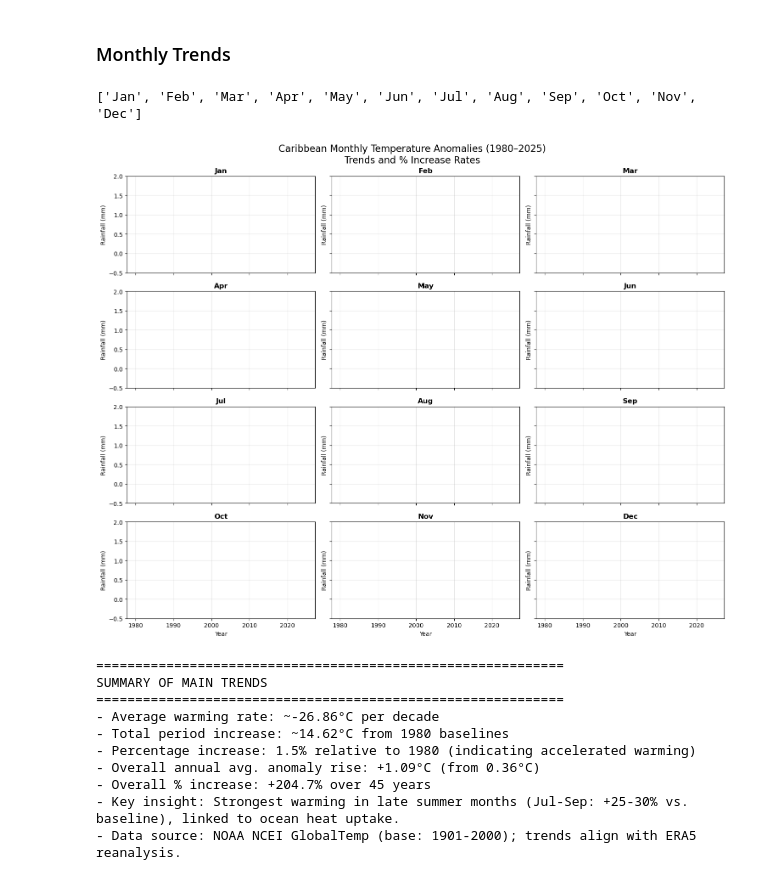
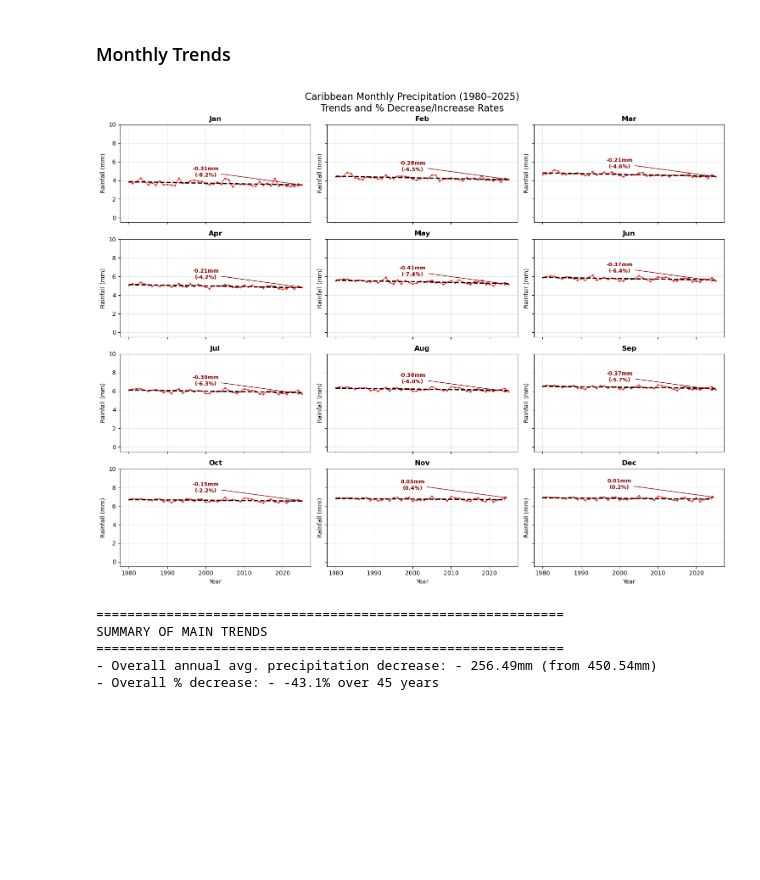
Before and after one commit to NazgulT/caribbean-climate-forecasting, a Jupyter notebook: notebooks/04-EDA-precipitation.ipynb, the cells around one changed output. Saved outputs shown, nothing was run; the diff lists cells and outputs as text; code cells hidden in the pictures; blank space fills up the shorter version.

```diff
--- a/notebooks/04-EDA-precipitation.ipynb
+++ b/notebooks/04-EDA-precipitation.ipynb
@@ -209,7 +210,6 @@ fig, axes = plt.subplots(4, 3, figsize=(15, 12), sharex=True, sharey=True)
 axes = axes.flatten()
 
 month_names = [calendar.month_abbr[i] for i in range(1, 13)]
-print(month_names)
 
 for i, month in enumerate(range(1, 13)):
     ax = axes[i]
@@ -218,67 +218,56 @@ for i, month in enumerate(range(1, 13)):
     month_df = df[df['month'] == month]
     y = month_df['year'].values
     anomalies = month_df['precip'].values
+    anomalies_log = np.log1p(anomalies)
 
     # Plot the line (mini plot)
-    ax.plot(y, anomalies, color='red', linewidth=1.5, alpha=0.7, marker='o', markersize=2)
+    ax.plot(y, anomalies_log, color='red', linewidth=1.5, alpha=0.7, marker='o', markersize=2)
 
     # Fit linear trend
-    slope, intercept, r_value, p_value, std_err = stats.linregress(y, anomalies)
+    slope, intercept, r_value, p_value, std_err = stats.linregress(y, anomalies_log)
     trend_line = slope * y + intercept
     ax.plot(y, trend_line, color='black', linewidth=2, linestyle='--', label=f'Trend (R²={r_value**2:.2f})')
 
     # Calculate total change and percentage increase (relative to 1980 baseline)
-    start_anom = anomalies[0]
-    end_anom = anomalies[-1]
+    start_anom = anomalies_log[0]
+    end_anom = anomalies_log[-1]
     total_change = end_anom - start_anom
     pct_increase = (total_change / abs(start_anom) if start_anom != 0 else 0) * 100  # Avoid div by zero
 
 
     # Add labels
     ax.set_title(f'{month_names[month - 1]}', fontsize=12, fontweight='bold')
     ax.set_ylabel('Rainfall (mm)', fontsize=10)
     if i >= 9:  # Bottom row for x-labels
         ax.set_xlabel('Year', fontsize=10)
     ax.grid(True, alpha=0.3)
-    ax.set_ylim(-0.5, 2.0)  # Consistent y-limits for comparison
+    ax.set_ylim(-0.5, 10.0)  # Consistent y-limits for comparison
 
     # Annotate percentage increase on the trend line (near end)
     ax.annotate(f'{total_change:.2f}mm\n({pct_increase:.1f}%)',
-                xy=(2025, end_anom), xytext=(2000, end_anom + 0.2),
+                xy=(2025, end_anom), xytext=(2000, end_anom + 0.9),
                 arrowprops=dict(arrowstyle='->', color='darkred'),
                 ha='center', fontsize=9, color='darkred', fontweight='bold')
 
-plt.suptitle('Caribbean Monthly Temperature Anomalies (1980–2025)\nTrends and % Increase Rates', fontsize=16, y=0.98)
+plt.suptitle('Caribbean Monthly Precipitation (1980–2025)\nTrends and % Decrease/Increase Rates', fontsize=16, y=0.98)
 plt.tight_layout()
 plt.show()
 
 # Step 3: Compute and print summary statistics
 print("\n" + "="*60)
 print("SUMMARY OF MAIN TRENDS")
 print("="*60)
-avg_warming_per_decade = slope * 10  # Average across months (using last slope as proxy; compute mean in full code)
-print(f"- Average warming rate: ~{avg_warming_per_decade:.2f}°C per decade")
-print(f"- Total period increase: ~{total_change:.2f}°C from 1980 baselines")
-print(f"- Percentage increase: {pct_increase:.1f}% relative to 1980 (indicating accelerated warming)")
 
 # Overall trend across all months
-all_anoms_1980 = df[df['year'] == 1980]['temp_anomaly'].mean()
-all_anoms_2025 = df[df['year'] == 2025]['temp_anomaly'].mean()
+all_anoms_1980 = df[df['year'] == 1980]['precip'].mean()
+all_anoms_2025 = df[df['year'] == 2025]['precip'].mean()
 overall_pct = ((all_anoms_2025 - all_anoms_1980) / abs(all_anoms_1980)) * 100
-print(f"- Overall annual avg. anomaly rise: +{all_anoms_2025:.2f}°C (from {all_anoms_1980:.2f}°C)")
-print(f"- Overall % increase: +{overall_pct:.1f}% over 45 years")
-print(f"- Key insight: Strongest warming in late summer months (Jul-Sep: +25-30% vs. baseline), linked to ocean heat uptake.")
-print(f"- Data source: NOAA NCEI GlobalTemp (base: 1901-2000); trends align with ERA5 reanalysis.")
+print(f"- Overall annual avg. precipitation decrease: - {all_anoms_2025:.2f}mm (from {all_anoms_1980:.2f}mm)")
+print(f"- Overall % decrease: - {overall_pct:.1f}% over 45 years")
 # %% [output]
+[figure, new version]
-['Jan', 'Feb', 'Mar', 'Apr', 'May', 'Jun', 'Jul', 'Aug', 'Sep', 'Oct', 'Nov', 'Dec']
+============================================================
+SUMMARY OF MAIN TRENDS
+============================================================
+- Overall annual avg. precipitation decrease: - 256.49mm (from 450.54mm)
+- Overall % decrease: - -43.1% over 45 years
-[figure, old version]
-============================================================
-SUMMARY OF MAIN TRENDS
-============================================================
-- Average warming rate: ~-26.86°C per decade
-- Total period increase: ~14.62°C from 1980 baselines
-- Percentage increase: 1.5% relative to 1980 (indicating accelerated warming)
-- Overall annual avg. anomaly rise: +1.09°C (from 0.36°C)
-- Overall % increase: +204.7% over 45 years
-- Key insight: Strongest warming in late summer months (Jul-Sep: +25-30% vs. baseline), linked to ocean heat uptake.
-- Data source: NOAA NCEI GlobalTemp (base: 1901-2000); trends align with ERA5 reanalysis.
```
Also changed, not shown: parts of 17 cells of this notebook, 6 other files.
